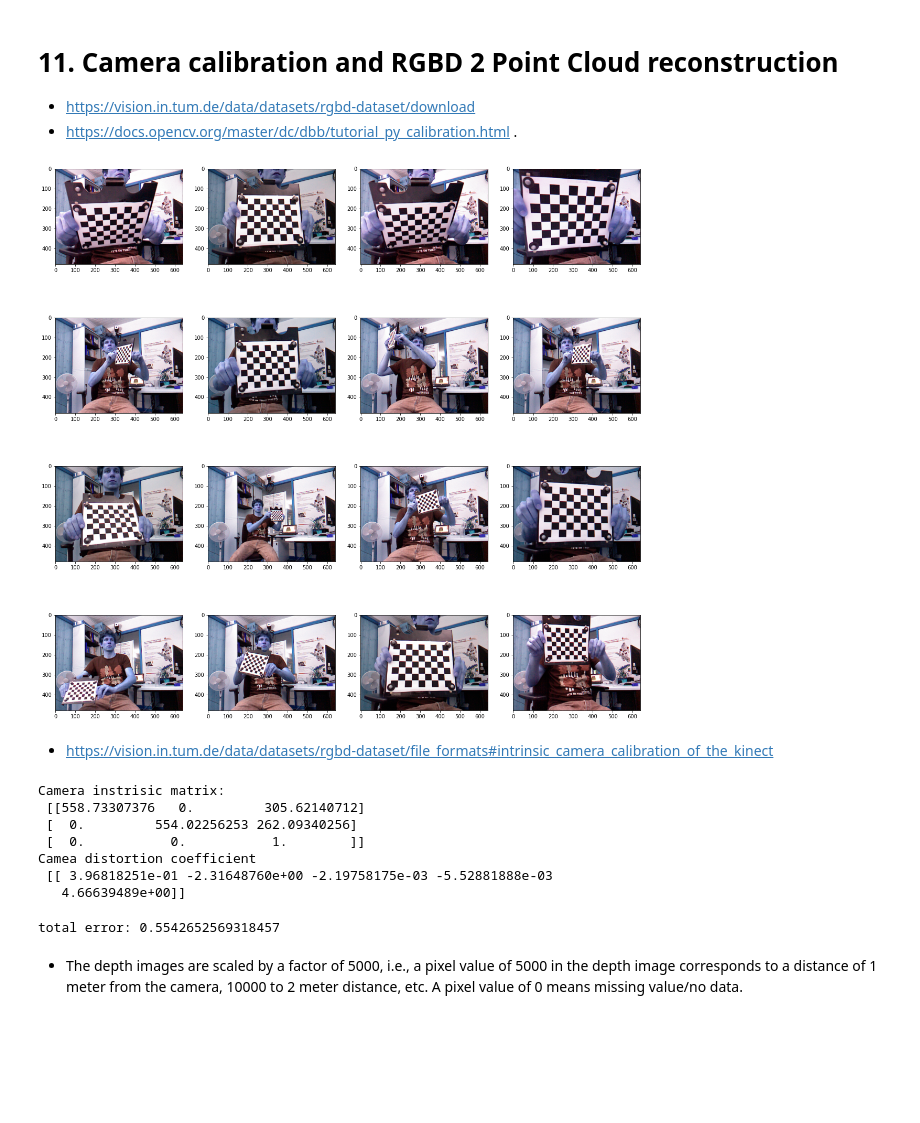
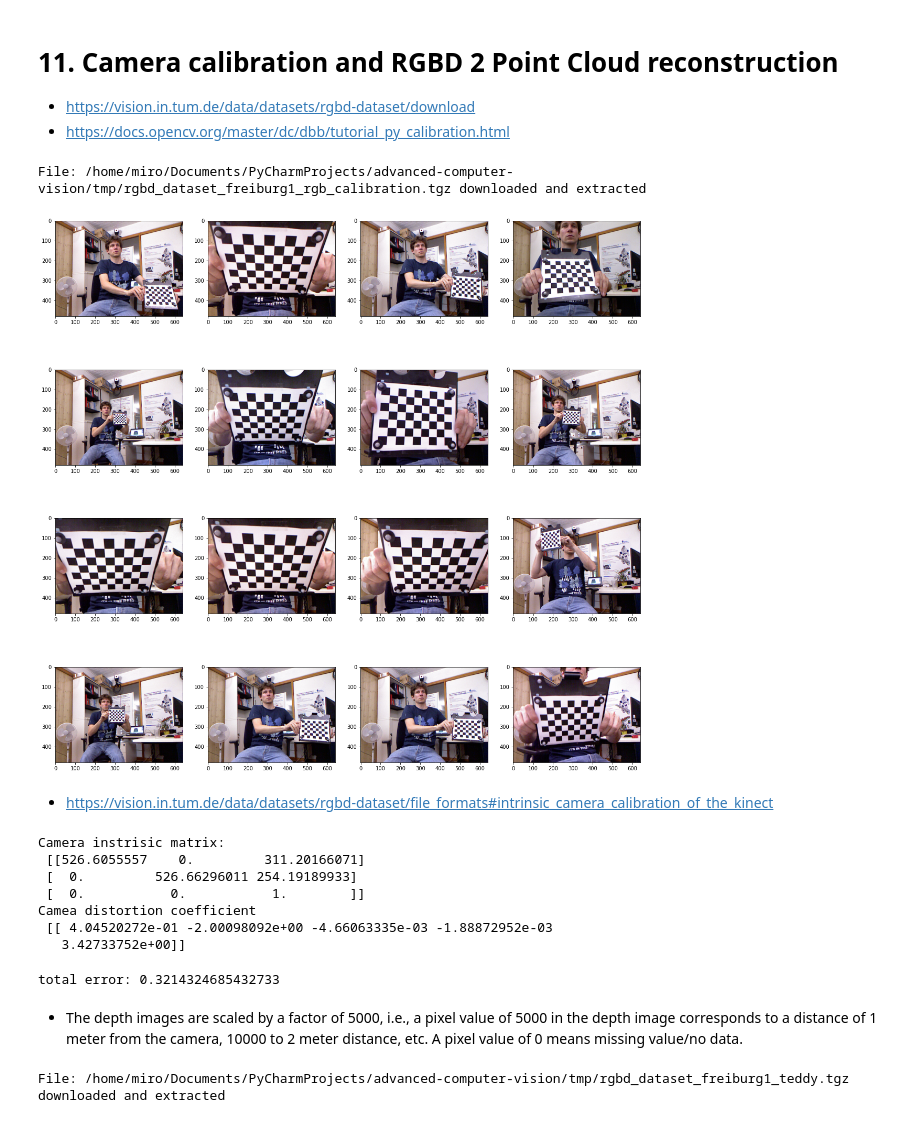
Before and after one commit to Miro001/advanced-computer-vision, a Jupyter notebook: 11. RGBD2PtCloud.ipynb, the cells around one changed output. Drawn from its saved outputs; the diff is of its cells as text; code cells hidden in the pictures; blank space fills up the shorter version.

```diff
--- a/11. RGBD2PtCloud.ipynb
+++ b/11. RGBD2PtCloud.ipynb
@@ -2,4 +2,3 @@
 # 11. Camera calibration and RGBD 2 Point Cloud reconstruction
 * https://vision.in.tum.de/data/datasets/rgbd-dataset/download
 * https://docs.opencv.org/master/dc/dbb/tutorial_py_calibration.html
-.
@@ -6,21 +14,39 @@
+# %%
+pbar = None
+def show_progress(block_num, block_size, total_size):
+    global pbar
+    if pbar is None:
+        pbar = tqdm(total=total_size)
+    downloaded = block_num * block_size
+    if downloaded < total_size:
+        pbar.update(block_size)
+    else:
+        pbar = None
+
+link = "https://vision.in.tum.de/rgbd/dataset/freiburg1/rgbd_dataset_freiburg1_rgb_calibration.tgz"
+cwd = os.getcwd()
+download_path = cwd+"/tmp/rgbd_dataset_freiburg1_rgb_calibration.tgz"
+
+if os.path.isfile(download_path):
+    print("File: "+download_path+" downloaded and extracted")
+else:
+    filename, headers = urlretrieve(link,download_path,show_progress)
+    shutil.unpack_archive(download_path,cwd+"/tmp/")
+
+filepaths = np.array(glob(cwd+"/tmp/rgbd_dataset_freiburg1_rgb_calibration/rgb/*.png"))
+# %% [output]
+File: /home/miro/Documents/PyCharmProjects/advanced-computer-vision/tmp/rgbd_dataset_freiburg1_rgb_calibration.tgz downloaded and extracted
 # %%
-import numpy as np
-from glob import glob
-import matplotlib.pyplot as plt
-import cv2 as cv
-from tqdm.notebook import tqdm
-
-filepaths = np.array(glob("/home/miro/Downloads/rgbd_dataset_freiburg1_rgb_calibration/rgb/*.png"))
 idx = np.random.randint(0,len(filepaths),250)
 sub_filepaths = filepaths[idx]
 
 fig, axs = plt.subplots(4, 4,figsize=(20,20))
 
 for i, fp in zip(range(16),sub_filepaths):
     img = cv.imread(fp)
-    axs[i//4,i%4].imshow(img)
+    axs[i//4,i%4].imshow(cv.cvtColor(img,cv.COLOR_BGR2RGB))
 # %% [output]
-[figure, old version]
+[figure, new version]
 # %%
 criteria = (cv.TERM_CRITERIA_EPS + cv.TERM_CRITERIA_MAX_ITER, 100, 0.0001)
 
@@ -52,12 +78,12 @@ print("Camera instrisic matrix:\n",mtx)
 print("Camea distortion coefficient\n",dist)
 # %% [output]
 Camera instrisic matrix:
- [[558.73307376   0.         305.62140712]
- [  0.         554.02256253 262.09340256]
+ [[526.6055557    0.         311.20166071]
+ [  0.         526.66296011 254.19189933]
  [  0.           0.           1.        ]]
 Camea distortion coefficient
- [[ 3.96818251e-01 -2.31648760e+00 -2.19758175e-03 -5.52881888e-03
-   4.66639489e+00]]
+ [[ 4.04520272e-01 -2.00098092e+00 -4.66063335e-03 -1.88872952e-03
+   3.42733752e+00]]
 # %%
 mean_error = 0
 for i in range(len(objpoints)):
@@ -66,7 +92,23 @@ for i in range(len(objpoints)):
     mean_error += error
 print( "total error: {}".format(mean_error/len(objpoints)) )
 # %% [output]
-total error: 0.5542652569318457
+total error: 0.3214324685432733
 # %% [markdown]
 * The depth images are scaled by a factor of 5000, i.e., a pixel value of 5000 in the depth image corresponds to a distance of 1 meter from the camera, 10000 to 2 meter distance, etc. A pixel value of 0 means missing value/no data.
+# %%
+link = "https://vision.in.tum.de/rgbd/dataset/freiburg1/rgbd_dataset_freiburg1_teddy.tgz"
+download_path = cwd+"/tmp/rgbd_dataset_freiburg1_teddy.tgz"
+
+if os.path.isfile(download_path):
+    print("File: "+download_path+" downloaded and extracted")
+else:
+    filename, headers = urlretrieve(link,download_path,show_progress)
+    shutil.unpack_archive(download_path,cwd+"/tmp/")
+
+teddy_rgb = glob(cwd+"/tmp/"+"rgbd_dataset_freiburg1_teddy/rgb/*.png")
+teddy_rgb= sorted(teddy_rgb)
+teddy_depth = glob(cwd+"/tmp/"+"rgbd_dataset_freiburg1_teddy/depth/*.png")
+teddy_depth = sorted(teddy_depth)
+# %% [output]
+File: /home/miro/Documents/PyCharmProjects/advanced-computer-vision/tmp/rgbd_dataset_freiburg1_teddy.tgz downloaded and extracted
 # %%
```
Also changed, not shown: parts of 2 cells of this notebook.
